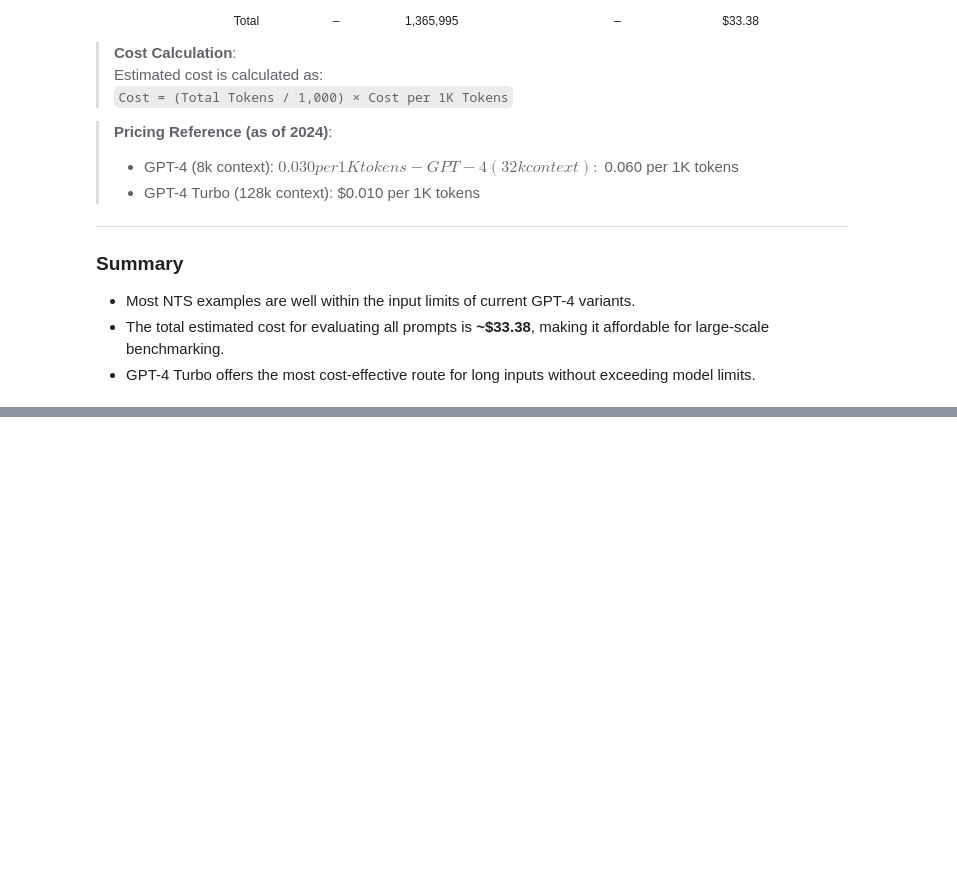
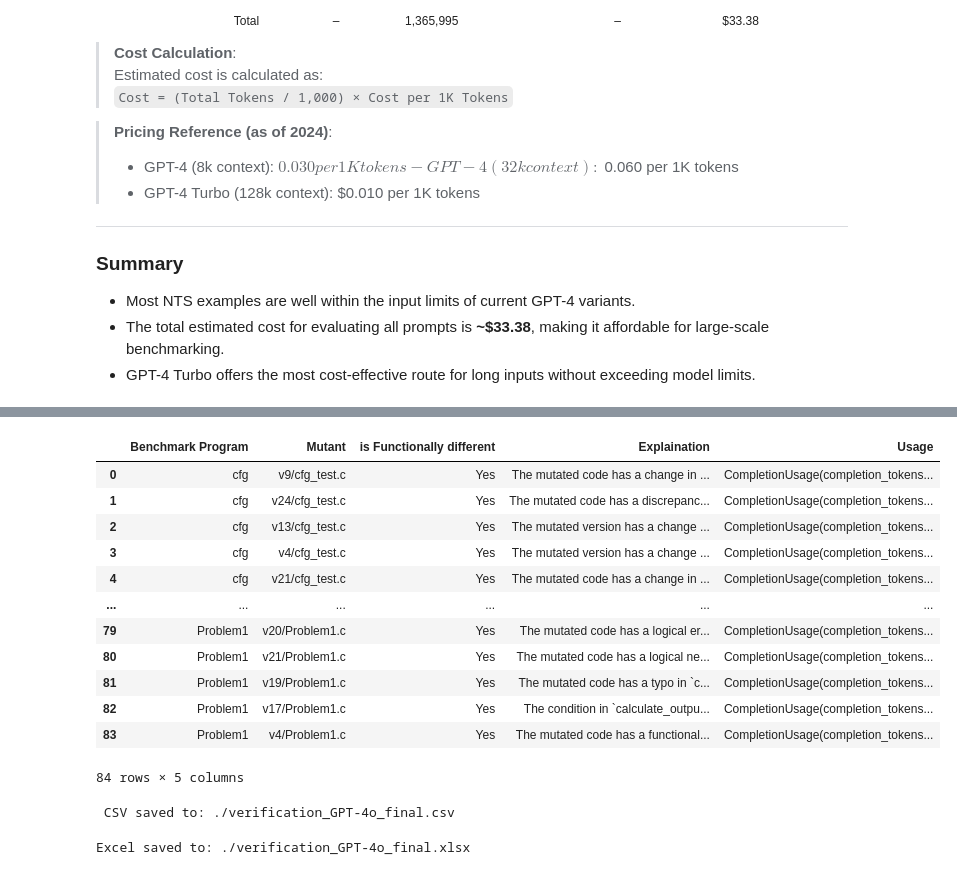
Before and after one commit to pritamkulkarni-iitgoa/LLM-Verification, a Jupyter notebook: cost_estimation_for_NTS.ipynb, the cells around one changed output, grey strips where cells are left out. Cells and saved outputs as stored; diff of their text form; code cells hidden in the pictures; blank space fills up the shorter version.

Commit message:
Update cost_estimation_for_NTS.ipynb
NTS benchmark result generation.

```diff
--- a/cost_estimation_for_NTS.ipynb
+++ b/cost_estimation_for_NTS.ipynb
@@ -643,0 +929,3 @@ After processing the NTS benchmark examples, we summarize the token usage and es
+# %%
+is_function_difference_list = [line.split('.')[0] for line in explaination_list]
+is_function_difference_list
@@ -643,0 +950,3 @@ After processing the NTS benchmark examples, we summarize the token usage and es
+# %%
+other_explaination_list = [' '.join(line.split('.')[1:]).strip() for line in explaination_list]
+other_explaination_list
@@ -643,0 +971,50 @@ After processing the NTS benchmark examples, we summarize the token usage and es
+# %%
+def create_dataframe_from_lists_v2(col1, col2, col3, col4, col5, headers=None):
+    """
+    Creates a pandas DataFrame from four equal-length lists.
+
+    Parameters:
+        col1, col2, col3, col4 (list): Data columns.
+        headers (list of str): Optional list of 4 column names.
+
+    Returns:
+        pd.DataFrame: The resulting DataFrame.
+    """
+    if not (len(col1) == len(col2) == len(col3) == len(col4) == len(col5)):
+        raise ValueError("All input lists must have the same length.")
+
+    if headers is None:
+        headers = ["Benchmark Program", "Mutant", "is Functionally different", "Explaination", "Usage"]
+
+    data = list(zip(col1, col2, col3, col4, col5))
+    return pd.DataFrame(data, columns=headers)
+# %%
+final_result_df = create_dataframe_from_lists_v2(program_list,mutant_list,is_function_difference_list,other_explaination_list,usage_list)
+# %%
+final_result_df
+# %% [output]
+|  | Benchmark Program | Mutant | is Functionally different | Explaination | Usage |
+| 0 | cfg | v9/cfg_test.c | Yes | The mutated code has a change in ... | CompletionUsage(completion_tokens... |
+| 1 | cfg | v24/cfg_test.c | Yes | The mutated code has a discrepanc... | CompletionUsage(completion_tokens... |
+| 2 | cfg | v13/cfg_test.c | Yes | The mutated version has a change ... | CompletionUsage(completion_tokens... |
+| 3 | cfg | v4/cfg_test.c | Yes | The mutated version has a change ... | CompletionUsage(completion_tokens... |
+| 4 | cfg | v21/cfg_test.c | Yes | The mutated code has a change in ... | CompletionUsage(completion_tokens... |
+| ... | ... | ... | ... | ... | ... |
+| 79 | Problem1 | v20/Problem1.c | Yes | The mutated code has a logical er... | CompletionUsage(completion_tokens... |
+| 80 | Problem1 | v21/Problem1.c | Yes | The mutated code has a logical ne... | CompletionUsage(completion_tokens... |
+| 81 | Problem1 | v19/Problem1.c | Yes | The mutated code has a typo in `c... | CompletionUsage(completion_tokens... |
+| 82 | Problem1 | v17/Problem1.c | Yes | The condition in `calculate_outpu... | CompletionUsage(completion_tokens... |
+| 83 | Problem1 | v4/Problem1.c | Yes | The mutated code has a functional... | CompletionUsage(completion_tokens... |
+84 rows × 5 columns
+# %%
+csv_path = "./verification_GPT-4o_final.csv"
+final_result_df.to_csv(csv_path, index=False)
+print(f" CSV saved to: {csv_path}")
+# %% [output]
+ CSV saved to: ./verification_GPT-4o_final.csv
+# %%
+excel_path = "./verification_GPT-4o_final.xlsx"
+final_result_df.to_excel(excel_path, index=False)
+print(f"Excel saved to: {excel_path}")
+# %% [output]
+Excel saved to: ./verification_GPT-4o_final.xlsx
```
Also changed, not shown: parts of 33 cells of this notebook.
